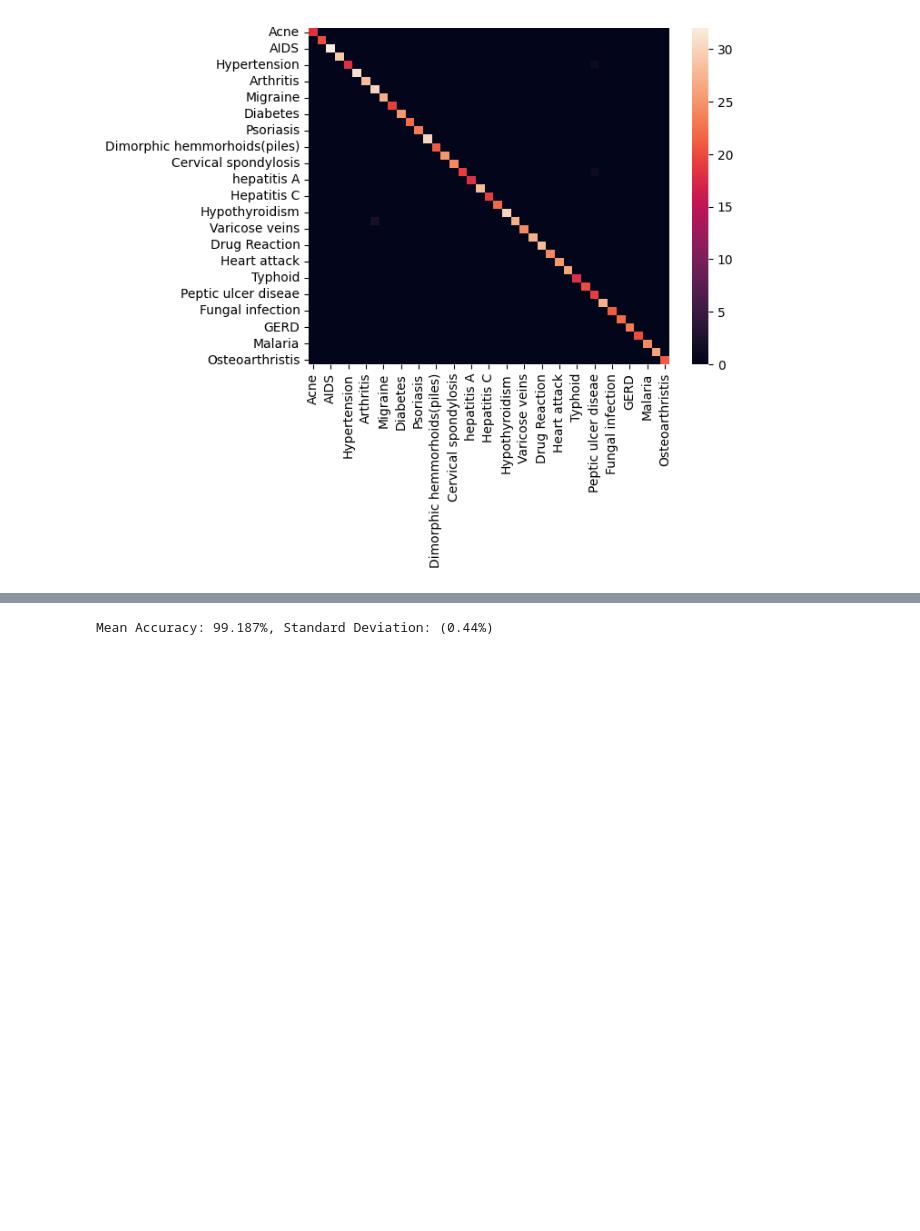
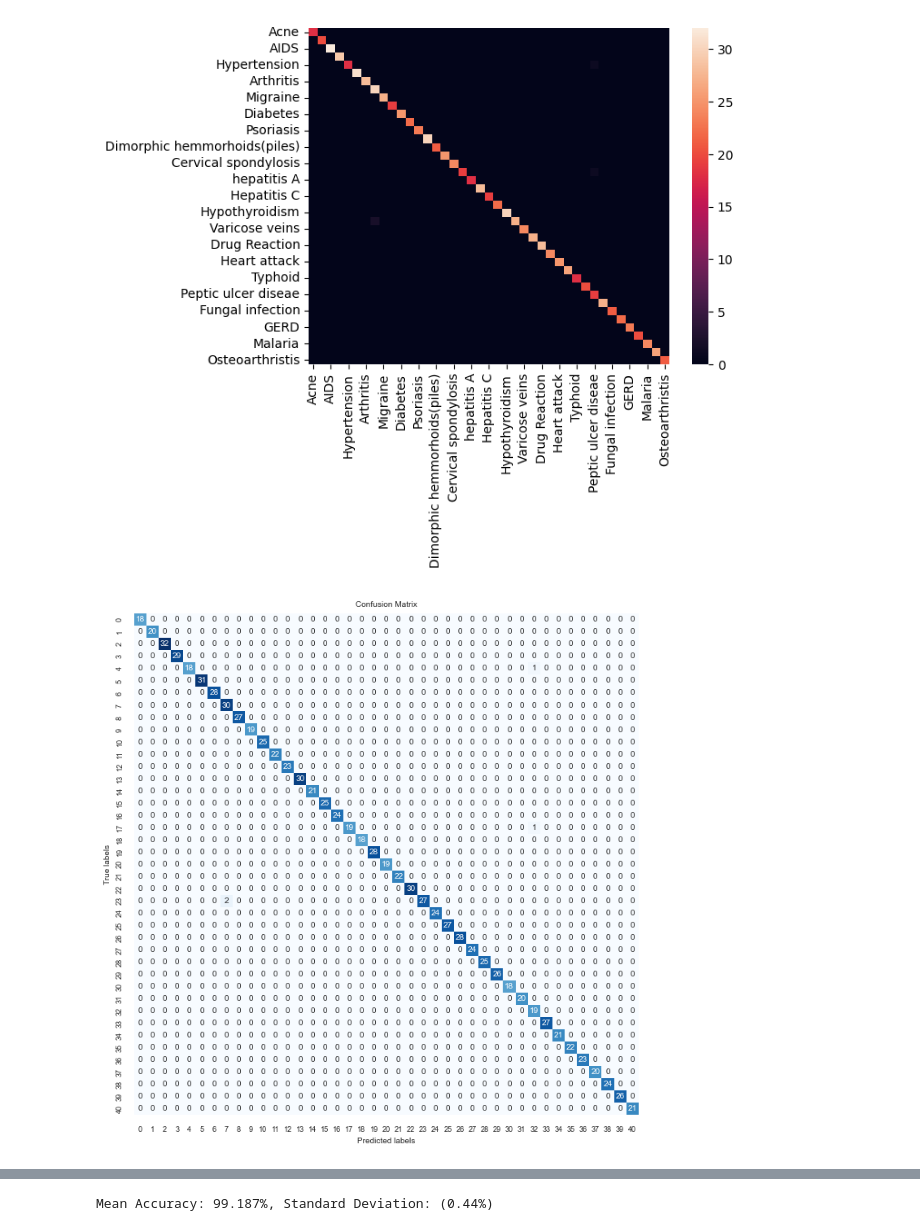
Before and after one commit to Pradnya2203/MedicalAssistant, a Jupyter notebook: Backend/PythonNotebooks/model.ipynb, the cells around one changed output, grey strips where cells are left out. Saved outputs shown, nothing was run; the diff lists cells and outputs as text; code cells hidden in the pictures; blank space fills up the shorter version.

```diff
--- a/Backend/PythonNotebooks/model.ipynb
+++ b/Backend/PythonNotebooks/model.ipynb
@@ -138,3 +124,16 @@ sns.heatmap(df_cm)
 plt.savefig('heatmap.png')
 # %% [output]
 [figure]
+# %%
+cm = confusion_matrix(y_test, preds)
+# %%
+plt.figure(figsize=(8, 8))
+sns.set(font_scale=0.6)  # for label size
+sns.heatmap(cm, annot=True, fmt='g', cmap='Blues', cbar=False)
+plt.xlabel('Predicted labels')
+plt.ylabel('True labels')
+plt.title('Confusion Matrix')
+plt.savefig('confusion_matrix.png')
+plt.show()
+# %% [output]
+[figure, added]
```
Also changed, not shown: parts of 4 cells of this notebook, 13 other files.
